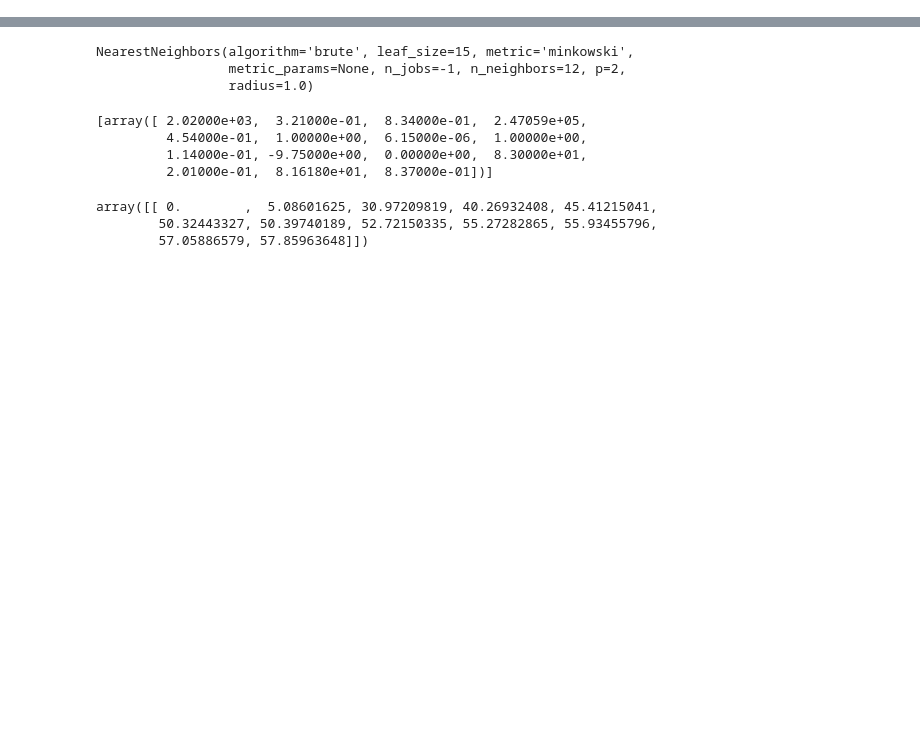
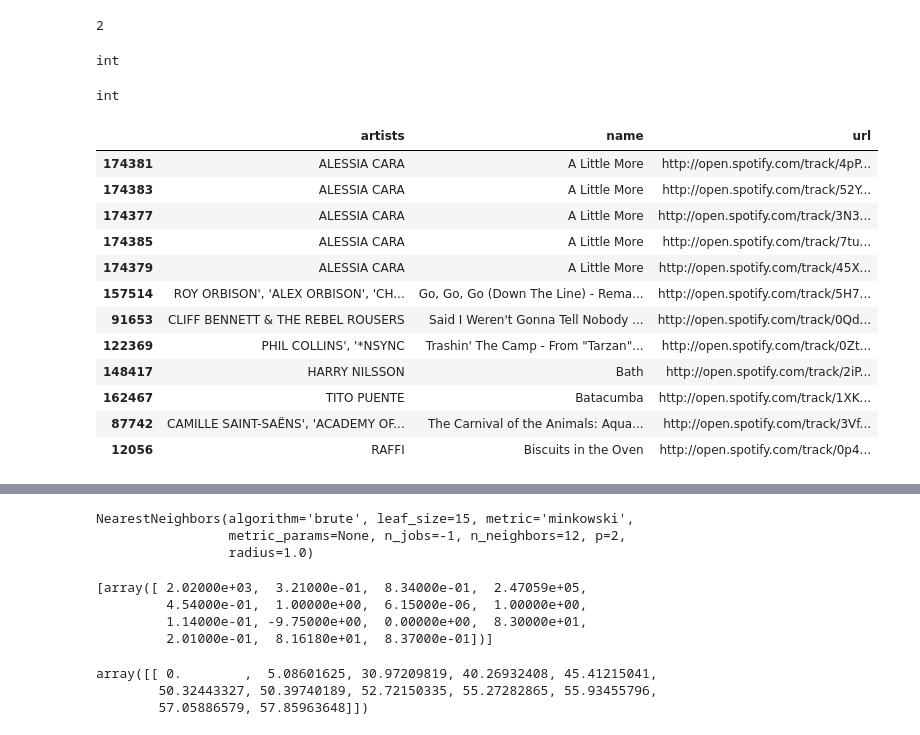
Before and after one commit to Jroc561/spotify_suggester, a Jupyter notebook: josh.ipynb, the cells around one changed output, grey strips where cells are left out. Cells and saved outputs as stored; diff of their text form; code cells hidden in the pictures; blank space fills up the shorter version.

```diff
--- a/josh.ipynb
+++ b/josh.ipynb
@@ -32,3 +88,34 @@ Categorical:
+# %%
+input = 'Golfing Papa'
+index = df.loc[df.isin([input]).any(axis=1)].index.tolist()
+index = index[0]
+index
+# %% [output]
+2
+# %%
+type(index)
+# %% [output]
+int
+# %%
+type(174385)
+# %% [output]
+int
+# %%
+song_model(174385)
+# %% [output]
+|  | artists | name | url |
+| 174381 | ALESSIA CARA | A Little More | http://open.spotify.com/track/4pP... |
+| 174383 | ALESSIA CARA | A Little More | http://open.spotify.com/track/52Y... |
+| 174377 | ALESSIA CARA | A Little More | http://open.spotify.com/track/3N3... |
+| 174385 | ALESSIA CARA | A Little More | http://open.spotify.com/track/7tu... |
+| 174379 | ALESSIA CARA | A Little More | http://open.spotify.com/track/45X... |
+| 157514 | ROY ORBISON', 'ALEX ORBISON', 'CH... | Go, Go, Go (Down The Line) - Rema... | http://open.spotify.com/track/5H7... |
+| 91653 | CLIFF BENNETT & THE REBEL ROUSERS | Said I Weren't Gonna Tell Nobody ... | http://open.spotify.com/track/0Qd... |
+| 122369 | PHIL COLLINS', '*NSYNC | Trashin' The Camp - From "Tarzan"... | http://open.spotify.com/track/0Zt... |
+| 148417 | HARRY NILSSON | Bath | http://open.spotify.com/track/2iP... |
+| 162467 | TITO PUENTE | Batacumba | http://open.spotify.com/track/1XK... |
+| 87742 | CAMILLE SAINT-SAËNS', 'ACADEMY OF... | The Carnival of the Animals: Aqua... | http://open.spotify.com/track/3Vf... |
+| 12056 | RAFFI | Biscuits in the Oven | http://open.spotify.com/track/0p4... |
 # %%
 # reading csv
 df = pd.read_csv('data/edited_data.csv')
```
Also changed, not shown: parts of 7 cells of this notebook, 2 other files.
